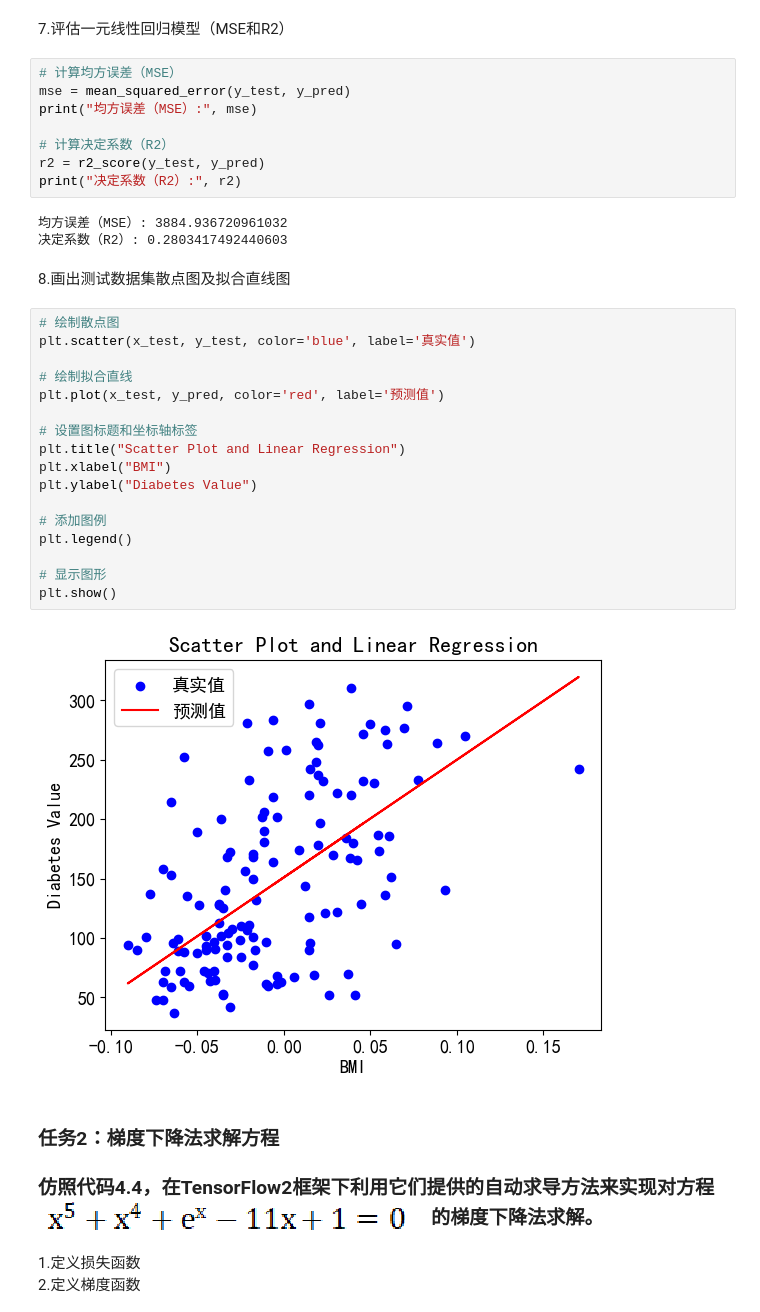
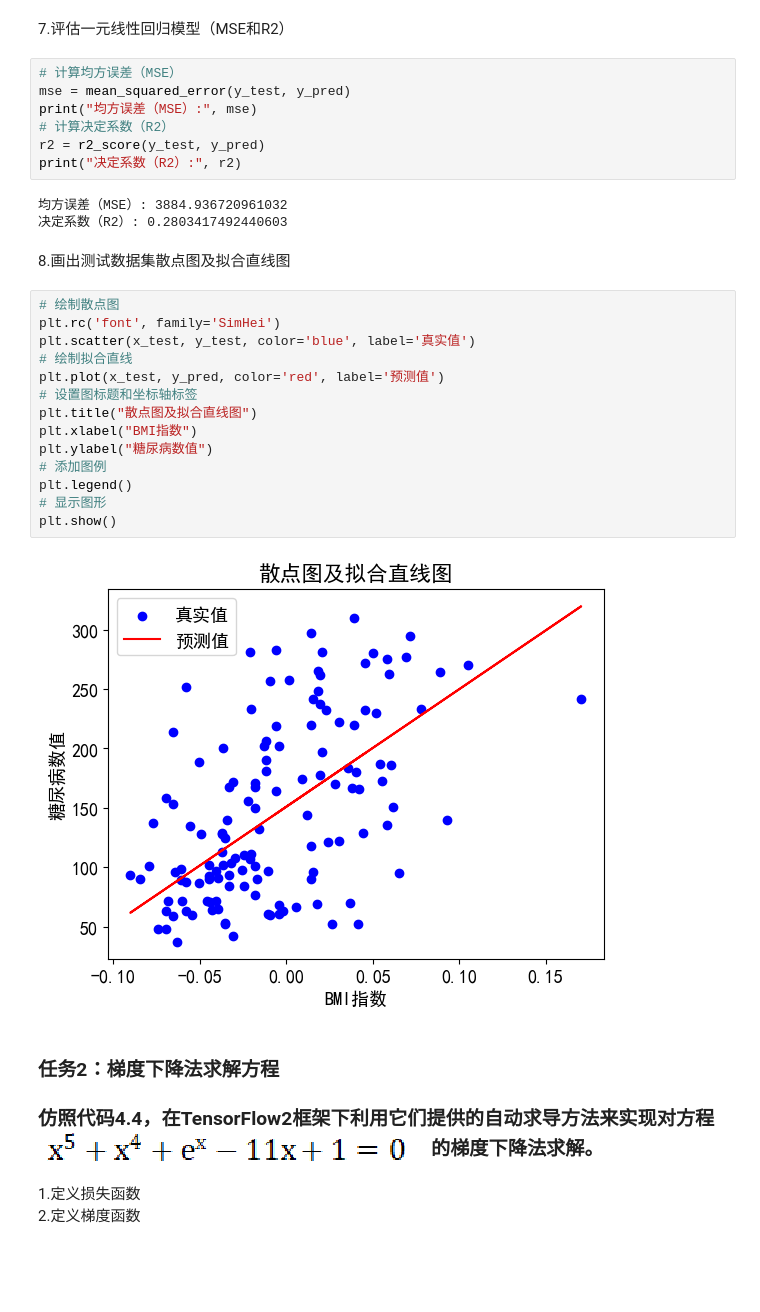
Before and after one commit to yabin00/ML, a Jupyter notebook: project2.ipynb, the cells around one changed output. Cells and saved outputs as stored; diff of their text form; blank space fills up the shorter version.

```diff
--- a/project2.ipynb
+++ b/project2.ipynb
@@ -115,7 +107,6 @@ print("测试集预测结果:", y_pred[:5])
 # 计算均方误差（MSE）
 mse = mean_squared_error(y_test, y_pred)
 print("均方误差（MSE）:", mse)
-
 # 计算决定系数（R2）
 r2 = r2_score(y_test, y_pred)
 print("决定系数（R2）:", r2)
@@ -126,23 +117,20 @@ print("决定系数（R2）:", r2)
 8.画出测试数据集散点图及拟合直线图
 # %%
 # 绘制散点图
+plt.rc('font', family='SimHei')
 plt.scatter(x_test, y_test, color='blue', label='真实值')
-
 # 绘制拟合直线
 plt.plot(x_test, y_pred, color='red', label='预测值')
-
 # 设置图标题和坐标轴标签
-plt.title("Scatter Plot and Linear Regression")
-plt.xlabel("BMI")
-plt.ylabel("Diabetes Value")
-
+plt.title("散点图及拟合直线图")
+plt.xlabel("BMI指数")
+plt.ylabel("糖尿病数值")
 # 添加图例
 plt.legend()
-
 # 显示图形
 plt.show()
 # %% [output]
-[figure, old version]
+[figure, new version]
 # %% [markdown]
 ### 任务2：梯度下降法求解方程
 ### 仿照代码4.4，在TensorFlow2框架下利用它们提供的自动求导方法来实现对方程![image.png](attachment:image.png)的梯度下降法求解。<br>
```
Also changed, not shown: parts of 7 cells of this notebook.
